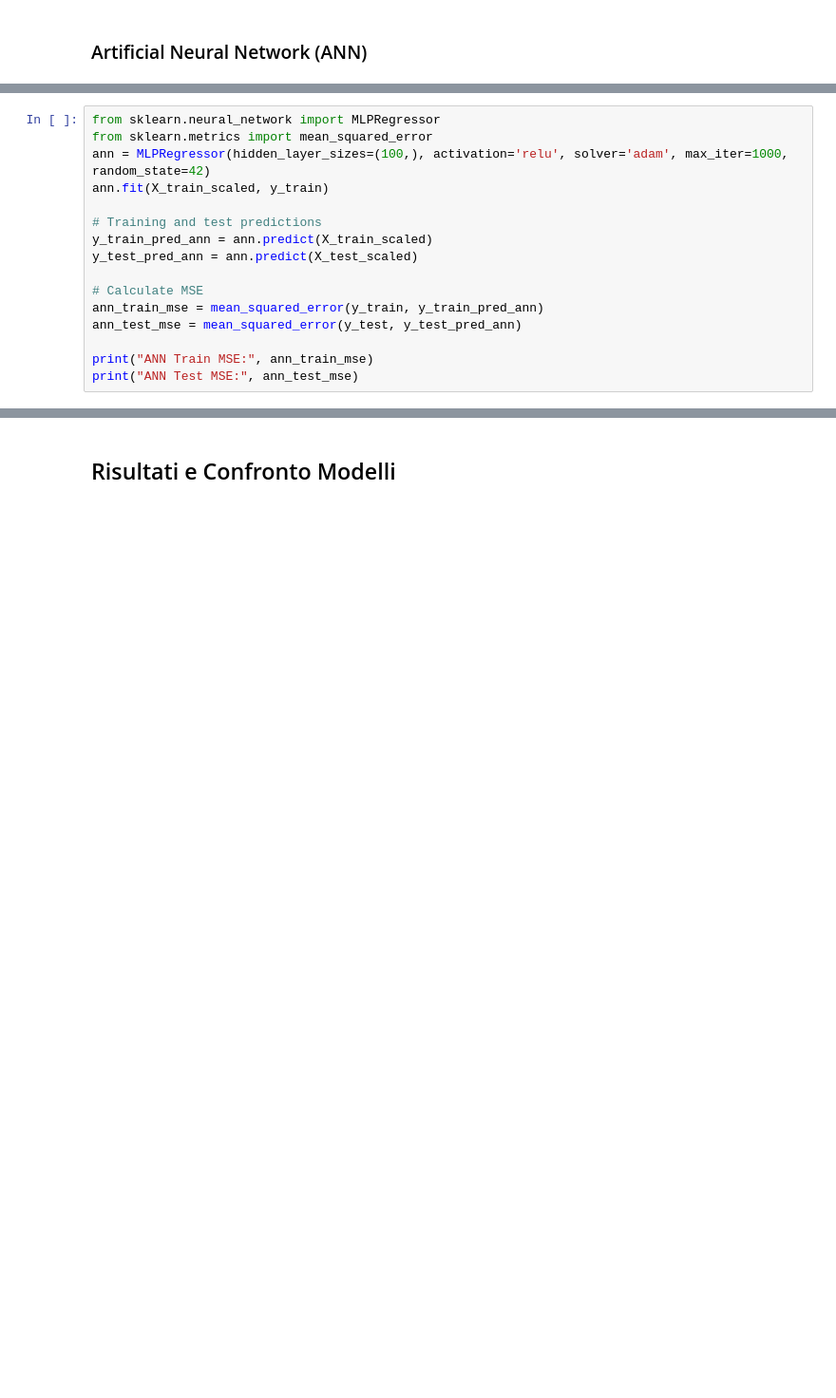
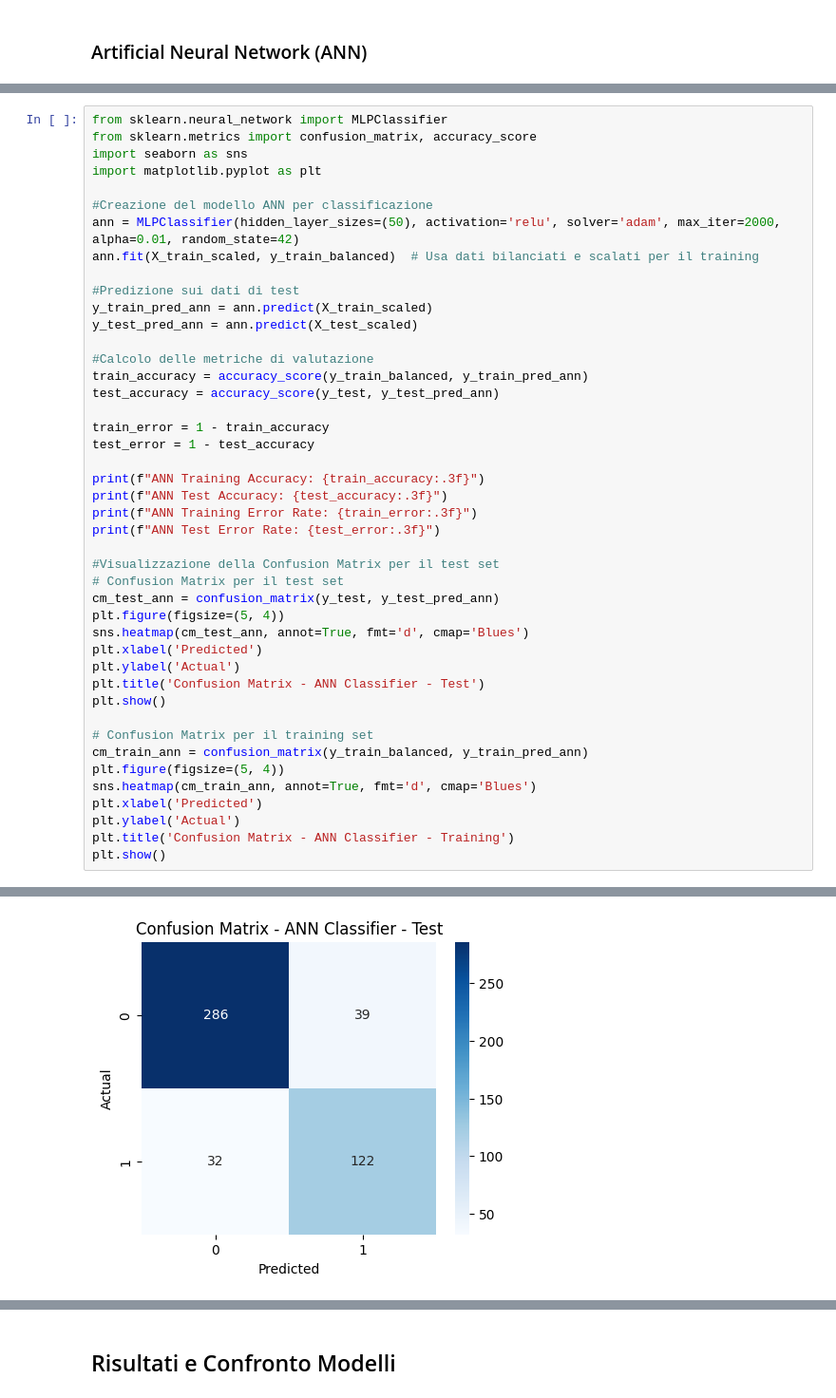
Before and after one commit to IsabellaCerasuolo/Data_Mining, a Jupyter notebook: DM_project_stud_perf.ipynb, the cells around one changed output, grey strips where cells are left out. Shown at 95% size. Drawn from its saved outputs; the diff is of its cells as text; blank space fills up the shorter version.

```diff
--- a/DM_project_stud_perf.ipynb
+++ b/DM_project_stud_perf.ipynb
@@ -479,19 +595,47 @@ Nel notebook, l’ANN è stata implementata con `MLPRegressor` di scikit-learn,
 
 In sintesi, il Perceptron è il mattone fondamentale delle ANN, e la loro combinazione in strutture multistrato consente di affrontare problemi predittivi complessi come la stima del rendimento accademico.
 # %%
-from sklearn.neural_network import MLPRegressor
-from sklearn.metrics import mean_squared_error
-ann = MLPRegressor(hidden_layer_sizes=(100,), activation='relu', solver='adam', max_iter=1000, random_state=42)
-ann.fit(X_train_scaled, y_train)
+from sklearn.neural_network import MLPClassifier
+from sklearn.metrics import confusion_matrix, accuracy_score
+import seaborn as sns
+import matplotlib.pyplot as plt
 
-# Training and test predictions
+#Creazione del modello ANN per classificazione
+ann = MLPClassifier(hidden_layer_sizes=(50), activation='relu', solver='adam', max_iter=2000, alpha=0.01, random_state=42)
+ann.fit(X_train_scaled, y_train_balanced)  # Usa dati bilanciati e scalati per il training
+
+#Predizione sui dati di test
 y_train_pred_ann = ann.predict(X_train_scaled)
 y_test_pred_ann = ann.predict(X_test_scaled)
 
-# Calculate MSE
-ann_train_mse = mean_squared_error(y_train, y_train_pred_ann)
-ann_test_mse = mean_squared_error(y_test, y_test_pred_ann)
+#Calcolo delle metriche di valutazione
+train_accuracy = accuracy_score(y_train_balanced, y_train_pred_ann)
+test_accuracy = accuracy_score(y_test, y_test_pred_ann)
 
-print("ANN Train MSE:", ann_train_mse)
-print("ANN Test MSE:", ann_test_mse)
+train_error = 1 - train_accuracy
+test_error = 1 - test_accuracy
+
+print(f"ANN Training Accuracy: {train_accuracy:.3f}")
+print(f"ANN Test Accuracy: {test_accuracy:.3f}")
+print(f"ANN Training Error Rate: {train_error:.3f}")
+print(f"ANN Test Error Rate: {test_error:.3f}")
+
+#Visualizzazione della Confusion Matrix per il test set
+# Confusion Matrix per il test set
+cm_test_ann = confusion_matrix(y_test, y_test_pred_ann)
+plt.figure(figsize=(5, 4))
+sns.heatmap(cm_test_ann, annot=True, fmt='d', cmap='Blues')
+plt.xlabel('Predicted')
+plt.ylabel('Actual')
+plt.title('Confusion Matrix - ANN Classifier - Test')
+plt.show()
+
+# Confusion Matrix per il training set
+cm_train_ann = confusion_matrix(y_train_balanced, y_train_pred_ann)
+plt.figure(figsize=(5, 4))
+sns.heatmap(cm_train_ann, annot=True, fmt='d', cmap='Blues')
+plt.xlabel('Predicted')
+plt.ylabel('Actual')
+plt.title('Confusion Matrix - ANN Classifier - Training')
+plt.show()
 # %% [output]
@@ -499,0 +646 @@ ANN Test MSE: 0.049187481028983106
+[figure, added]
```
Also changed, not shown: parts of 32 cells of this notebook.
